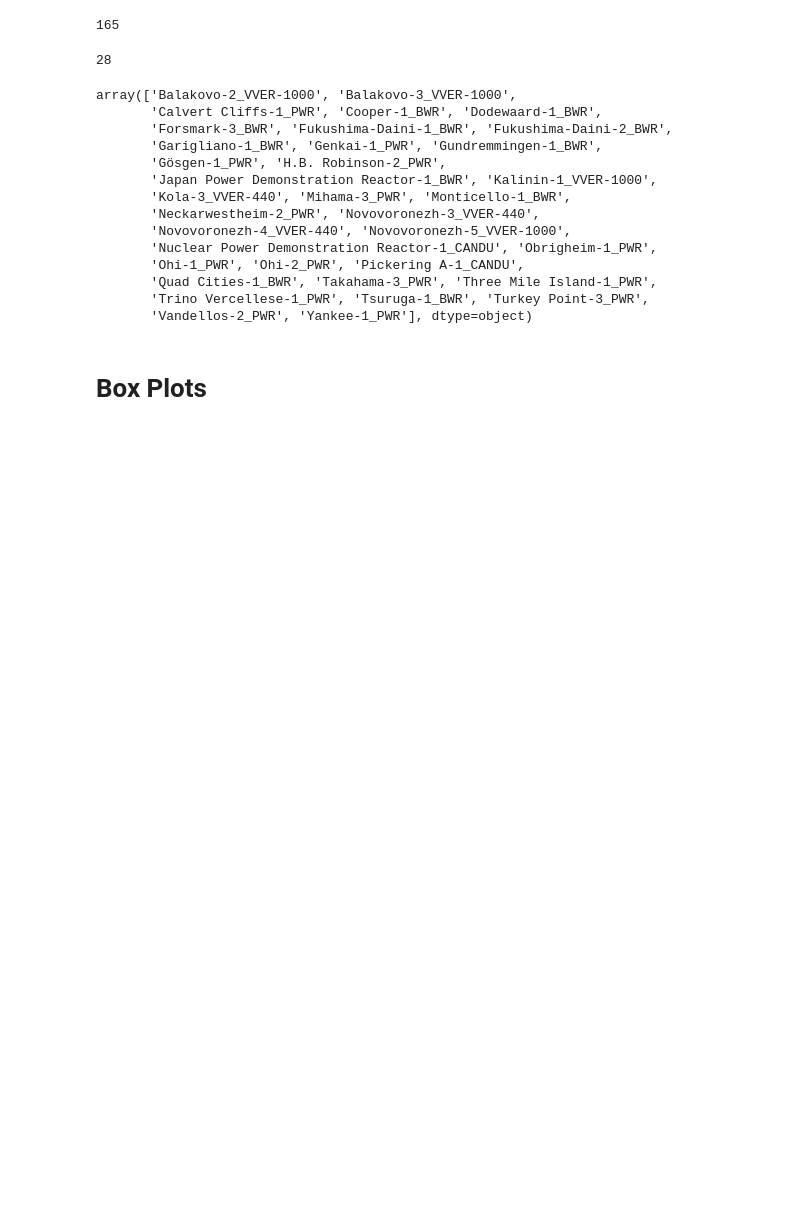
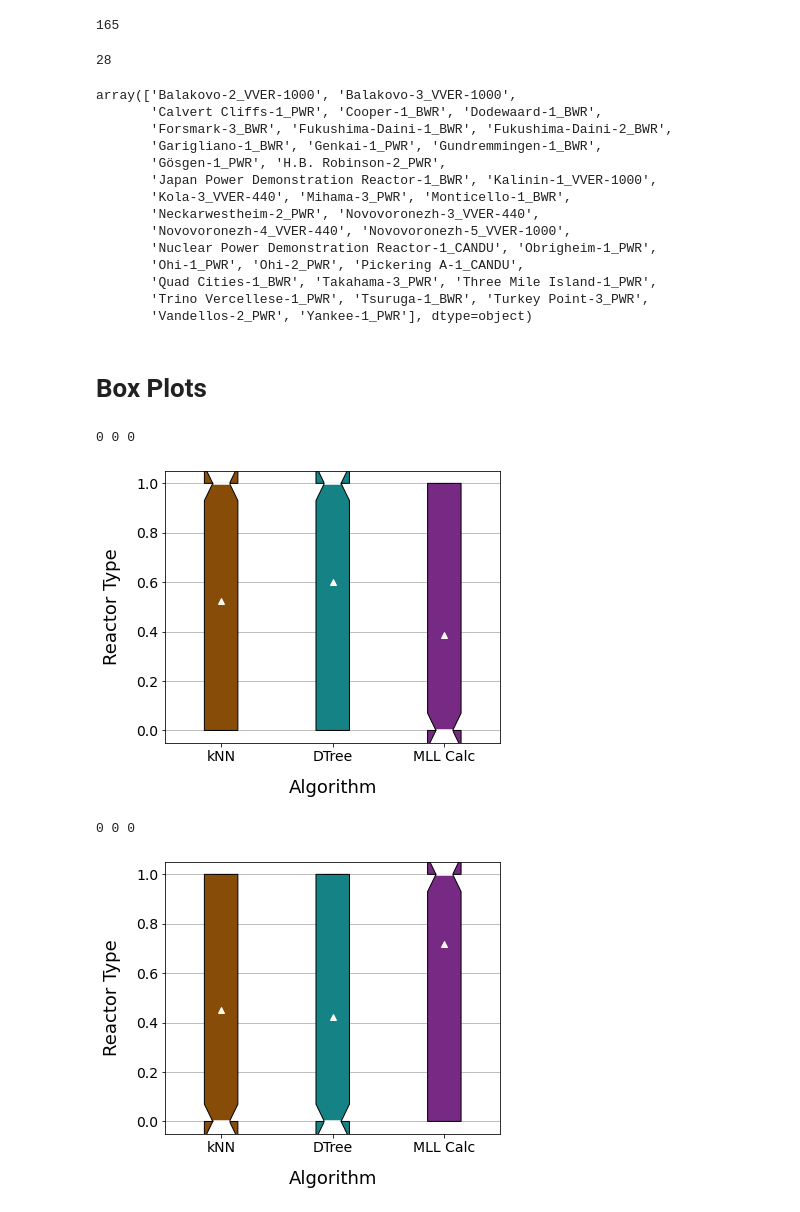
Before and after one commit to opotowsky/process_results, a Jupyter notebook: sfco-preds_mll_scikit_compare.ipynb, the cells around one changed output. Cells and saved outputs as stored; diff of their text form; code cells hidden in the pictures; blank space fills up the shorter version.

```diff
--- a/sfco-preds_mll_scikit_compare.ipynb
+++ b/sfco-preds_mll_scikit_compare.ipynb
@@ -277,6 +284,14 @@ def boxplots(pred, null_idx):
     plt.show()
 
     return fig, ax, sv_fig
+# %%
+fig, ax, sv_fig = boxplots('reactor', 0)
+fig, ax, sv_fig = boxplots('reactor', 1)
+# %% [output]
+0 0 0
+[figure, added]
+0 0 0
+[figure, added]
 # %%
 fig, ax, sv_fig = boxplots('burnup', 0)
 fig.savefig(sv_fig, bbox_inches='tight', transparent=True)
```
Also changed, not shown: parts of 5 cells of this notebook.
